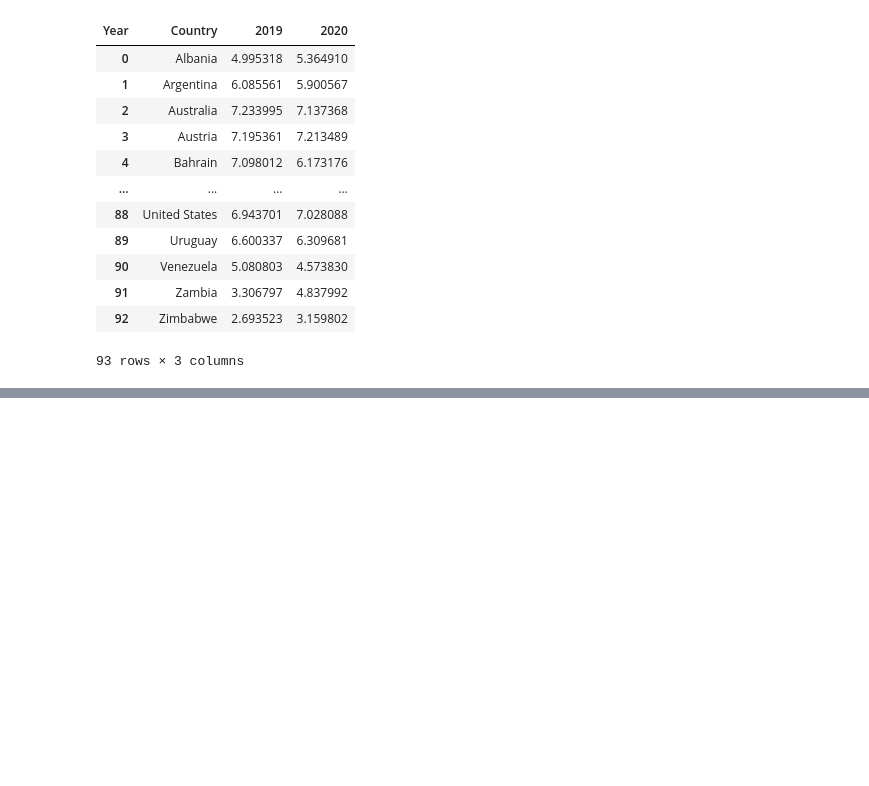
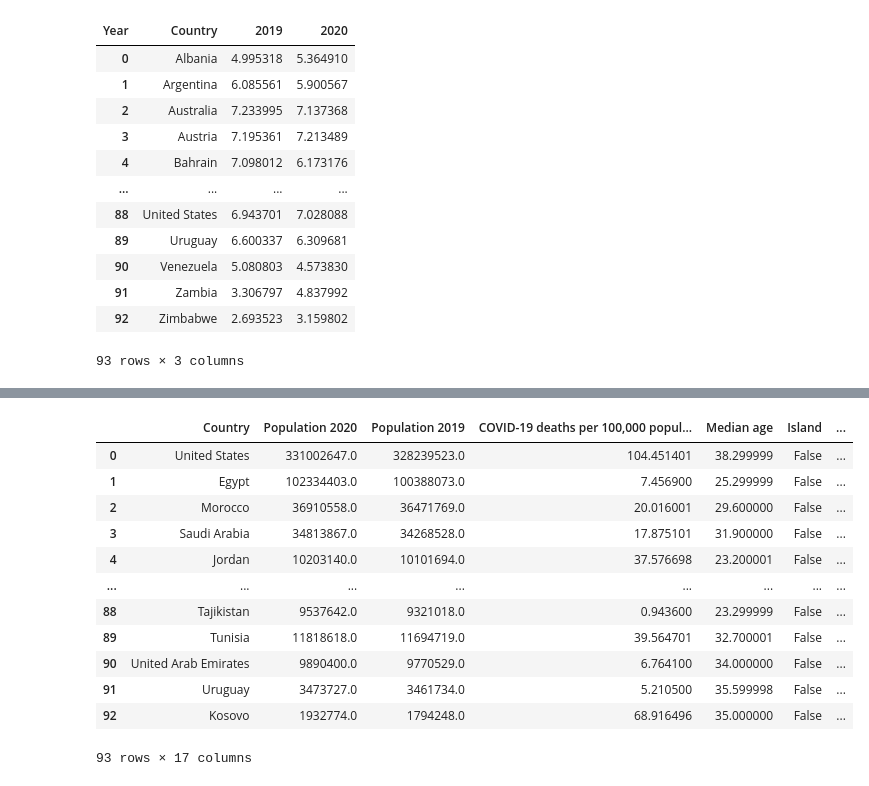
Before and after one commit to wjpang/World-Happiness-Dashboard, a Jupyter notebook: data_cleanup.ipynb, the cells around one changed output, grey strips where cells are left out. Cells and saved outputs as stored; diff of their text form; code cells hidden in the pictures; blank space fills up the shorter version.

```diff
--- a/data_cleanup.ipynb
+++ b/data_cleanup.ipynb
@@ -196,0 +192,3 @@ Error: Kernel is dead
+# %%
+whr19_20.rename(columns={2019: "Year_2019", 2020: "Year_2020"}, inplace=True)
+whr19_20
@@ -196,0 +209,3 @@ Error: Kernel is dead
+# %%
+whr19_20["Change in Happiness"] = whr19_20["Year_2020"] - whr19_20["Year_2019"]
+whr19_20
@@ -196,0 +226,6 @@ Error: Kernel is dead
+# %%
+whr19_20.drop("Year_2019", inplace=True, axis=1)
+whr19_20.drop("Year_2020", inplace=True, axis=1)
+whr19_20.reset_index(inplace=True)
+whr19_20.drop("index", inplace=True, axis=1)
+whr19_20
@@ -196,0 +246,20 @@ Error: Kernel is dead
+# %%
+country_list = whr19_20["Country"]
+mortality = mortality[mortality["Country"].isin(country_list)]
+mortality = mortality.reset_index()
+mortality.drop("index", inplace=True, axis=1)
+mortality
+# %% [output]
+|  | Country | Population 2020 | Population 2019 | COVID-19 deaths per 100,000 popul... | Median age | Island | ... |
+| 0 | United States | 331002647.0 | 328239523.0 | 104.451401 | 38.299999 | False | ... |
+| 1 | Egypt | 102334403.0 | 100388073.0 | 7.456900 | 25.299999 | False | ... |
+| 2 | Morocco | 36910558.0 | 36471769.0 | 20.016001 | 29.600000 | False | ... |
+| 3 | Saudi Arabia | 34813867.0 | 34268528.0 | 17.875101 | 31.900000 | False | ... |
+| 4 | Jordan | 10203140.0 | 10101694.0 | 37.576698 | 23.200001 | False | ... |
+| ... | ... | ... | ... | ... | ... | ... | ... |
+| 88 | Tajikistan | 9537642.0 | 9321018.0 | 0.943600 | 23.299999 | False | ... |
+| 89 | Tunisia | 11818618.0 | 11694719.0 | 39.564701 | 32.700001 | False | ... |
+| 90 | United Arab Emirates | 9890400.0 | 9770529.0 | 6.764100 | 34.000000 | False | ... |
+| 91 | Uruguay | 3473727.0 | 3461734.0 | 5.210500 | 35.599998 | False | ... |
+| 92 | Kosovo | 1932774.0 | 1794248.0 | 68.916496 | 35.000000 | False | ... |
+93 rows × 17 columns
```
Also changed, not shown: parts of 9 cells of this notebook, 1 other file.
